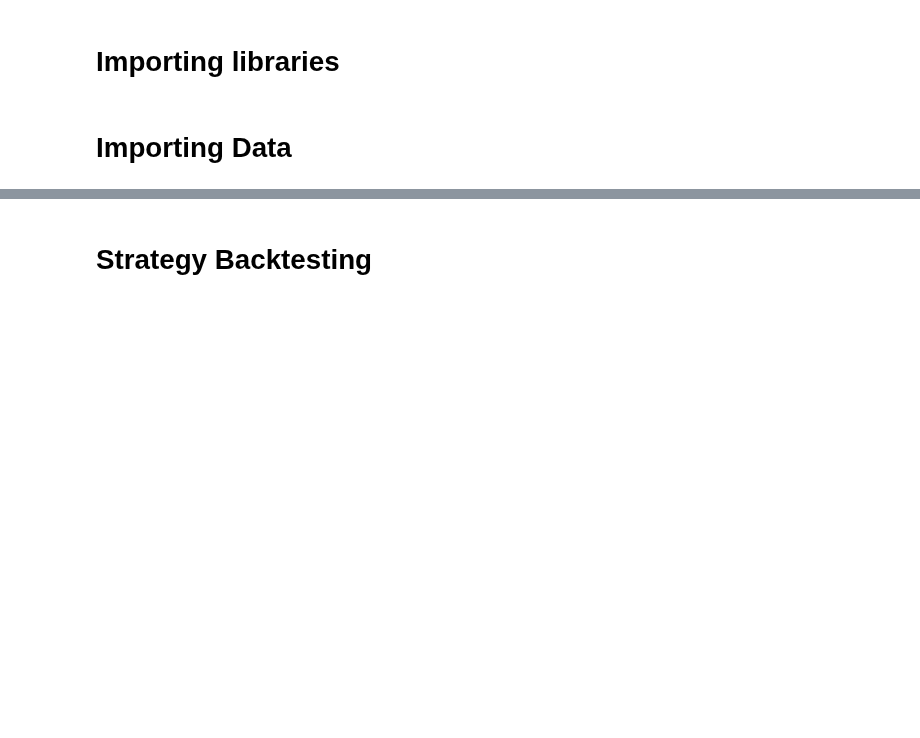
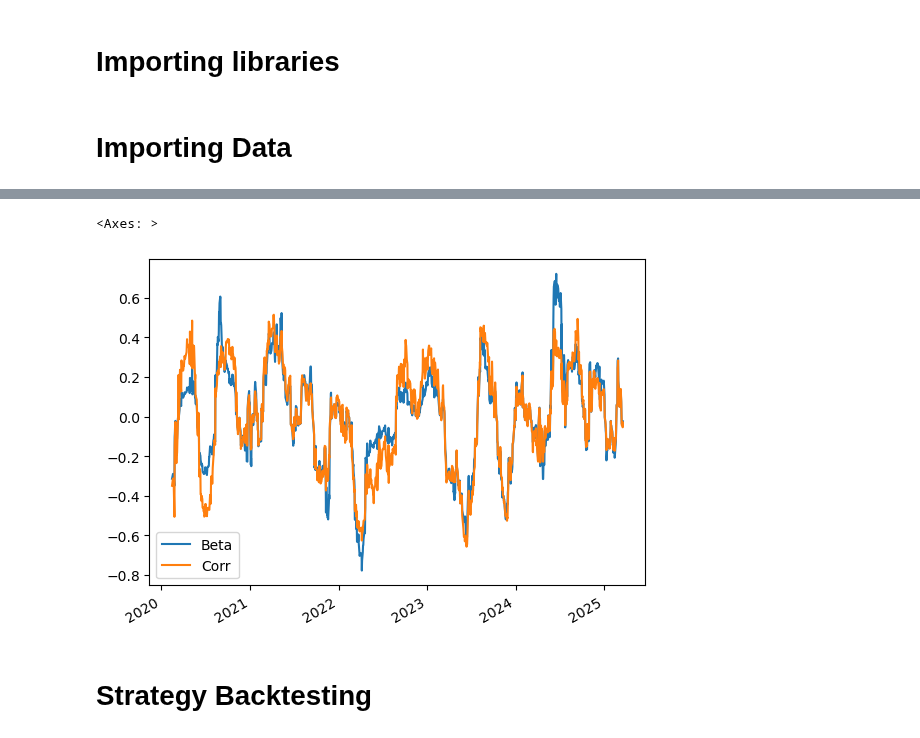
Before and after one commit to niroojane/Risk-Management, a Jupyter notebook: Active Crypto Strategy.ipynb, the cells around one changed output, grey strips where cells are left out. Drawn from its saved outputs; the diff is of its cells as text; code cells hidden in the pictures; blank space fills up the shorter version.

```diff
--- a/Active Crypto Strategy.ipynb
+++ b/Active Crypto Strategy.ipynb
@@ -46,0 +50,11 @@ prices['OMUSDT']=omusdt
+# %%
+gold=get_close(['SPY','GOLD.PA'],start=start_date.strftime("%Y-%m-%d"),end=today.strftime("%Y-%m-%d")).dropna()
+gold.index=pd.to_datetime(gold.index)
+pct_change=gold.pct_change().sort_index()
+# %%
+correlation=pct_change['GOLD.PA'].rolling(30).corr(pct_change['SPY']).dropna()
+beta=(pct_change['GOLD.PA'].rolling(30).cov(pct_change['SPY']).dropna()/pct_change['SPY'].rolling(30).var().dropna())
+# %%
+info=pd.DataFrame()
+info['Beta']=beta
+info['Corr']=correlation
@@ -47,3 +81,8 @@ prices['OMUSDT']=omusdt
+# %%
+info.plot()
+# %% [output]
+<Axes: >
+[figure, added]
 # %%
 returns=np.log(1+prices.pct_change())
 returns.index=pd.to_datetime(returns.index)
```
Also changed, not shown: parts of 13 cells of this notebook.
